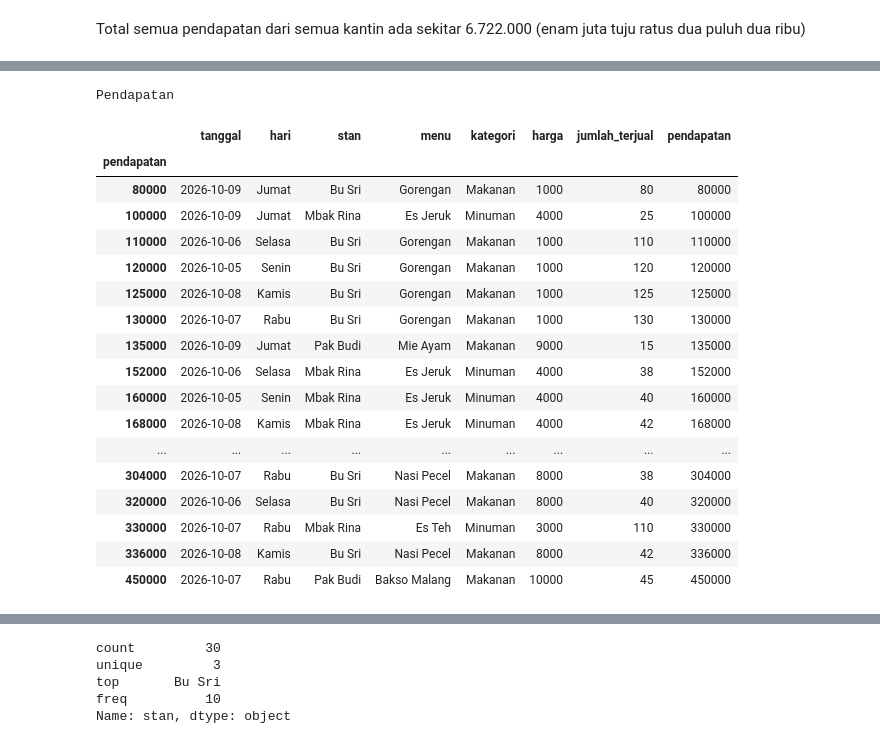
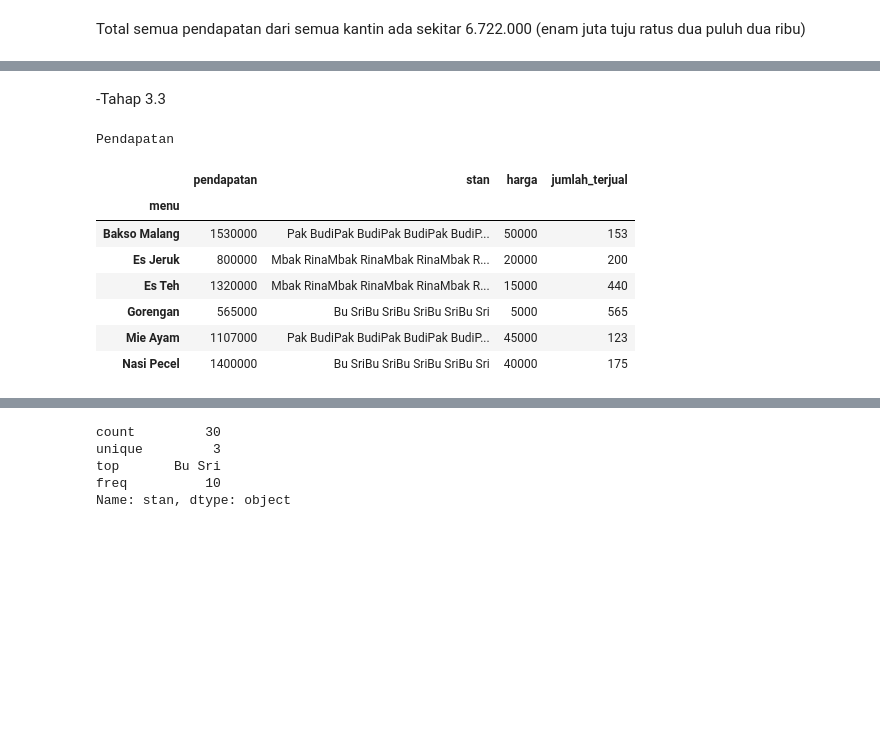
Before and after one commit to Alexander54667/pandas-begginer, a Jupyter notebook: studi_kasus1.ipynb, the cells around one changed output, grey strips where cells are left out. Drawn from its saved outputs; the diff is of its cells as text; code cells hidden in the pictures; blank space fills up the shorter version.

```diff
--- a/studi_kasus1.ipynb
+++ b/studi_kasus1.ipynb
@@ -149,23 +149,15 @@ df_kantin.groupby('hari', sort=False).apply(lambda df_kantin: df_kantin.loc[df_k
+# %% [markdown]
+-Tahap 3.3
 # %%
 print('Pendapatan')
-df_kantin.groupby('pendapatan').apply(lambda df_kantin: df_kantin.loc[df_kantin['pendapatan'].idxmax()])
+df_kantin.groupby('menu')[['pendapatan', 'stan', 'harga', 'jumlah_terjual']].sum()
 # %% [output]
 Pendapatan
-|  | tanggal | hari | stan | menu | kategori | harga | jumlah_terjual | pendapatan |
-| pendapatan |  |  |  |  |  |  |  |  |
-| 80000 | 2026-10-09 | Jumat | Bu Sri | Gorengan | Makanan | 1000 | 80 | 80000 |
-| 100000 | 2026-10-09 | Jumat | Mbak Rina | Es Jeruk | Minuman | 4000 | 25 | 100000 |
-| 110000 | 2026-10-06 | Selasa | Bu Sri | Gorengan | Makanan | 1000 | 110 | 110000 |
-| 120000 | 2026-10-05 | Senin | Bu Sri | Gorengan | Makanan | 1000 | 120 | 120000 |
-| 125000 | 2026-10-08 | Kamis | Bu Sri | Gorengan | Makanan | 1000 | 125 | 125000 |
-| 130000 | 2026-10-07 | Rabu | Bu Sri | Gorengan | Makanan | 1000 | 130 | 130000 |
-| 135000 | 2026-10-09 | Jumat | Pak Budi | Mie Ayam | Makanan | 9000 | 15 | 135000 |
-| 152000 | 2026-10-06 | Selasa | Mbak Rina | Es Jeruk | Minuman | 4000 | 38 | 152000 |
-| 160000 | 2026-10-05 | Senin | Mbak Rina | Es Jeruk | Minuman | 4000 | 40 | 160000 |
-| 168000 | 2026-10-08 | Kamis | Mbak Rina | Es Jeruk | Minuman | 4000 | 42 | 168000 |
-| ... | ... | ... | ... | ... | ... | ... | ... | ... |
-| 304000 | 2026-10-07 | Rabu | Bu Sri | Nasi Pecel | Makanan | 8000 | 38 | 304000 |
-| 320000 | 2026-10-06 | Selasa | Bu Sri | Nasi Pecel | Makanan | 8000 | 40 | 320000 |
-| 330000 | 2026-10-07 | Rabu | Mbak Rina | Es Teh | Minuman | 3000 | 110 | 330000 |
-| 336000 | 2026-10-08 | Kamis | Bu Sri | Nasi Pecel | Makanan | 8000 | 42 | 336000 |
-| 450000 | 2026-10-07 | Rabu | Pak Budi | Bakso Malang | Makanan | 10000 | 45 | 450000 |
+|  | pendapatan | stan | harga | jumlah_terjual |
+| menu |  |  |  |  |
+| Bakso Malang | 1530000 | Pak BudiPak BudiPak BudiPak BudiP... | 50000 | 153 |
+| Es Jeruk | 800000 | Mbak RinaMbak RinaMbak RinaMbak R... | 20000 | 200 |
+| Es Teh | 1320000 | Mbak RinaMbak RinaMbak RinaMbak R... | 15000 | 440 |
+| Gorengan | 565000 | Bu SriBu SriBu SriBu SriBu Sri | 5000 | 565 |
+| Mie Ayam | 1107000 | Pak BudiPak BudiPak BudiPak BudiP... | 45000 | 123 |
+| Nasi Pecel | 1400000 | Bu SriBu SriBu SriBu SriBu Sri | 40000 | 175 |
```
Also changed, not shown: parts of 24 cells of this notebook, 3 other files.
